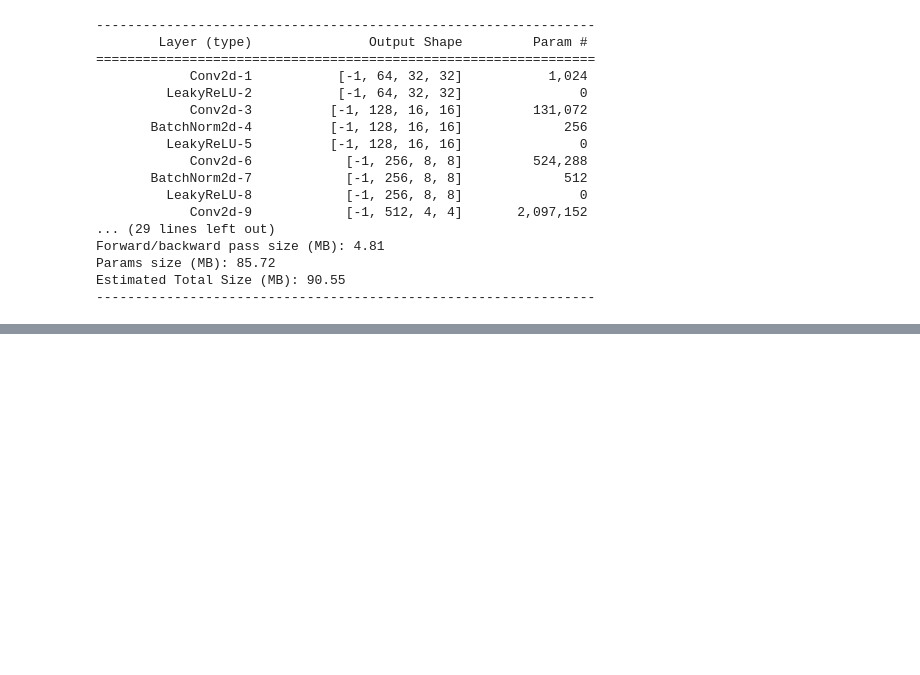
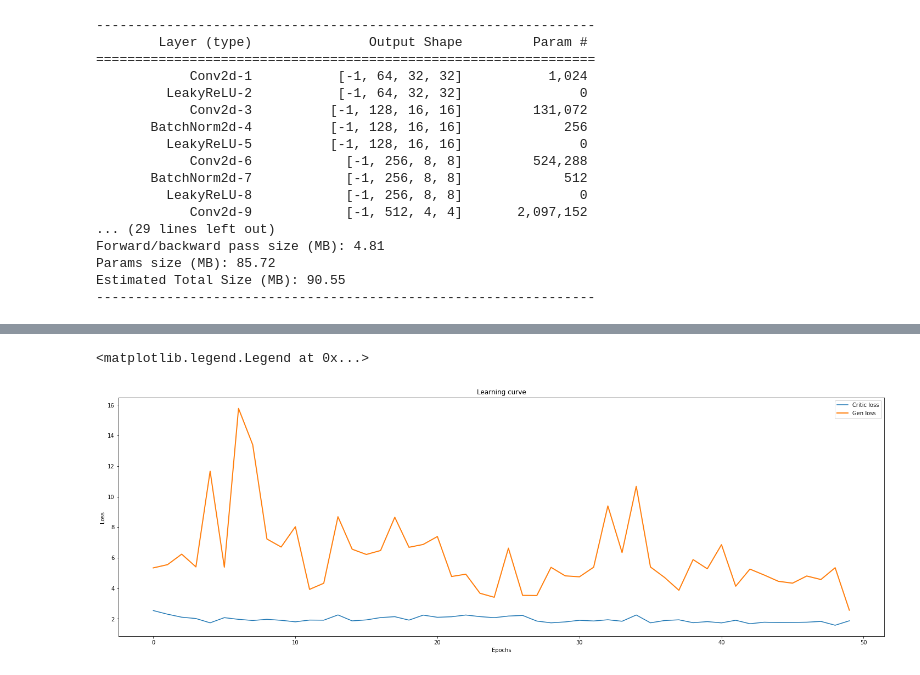
Before and after one commit to viswambhar-yasa/Where_r_Bees, a Jupyter notebook: AMGAN.ipynb, the cells around one changed output, grey strips where cells are left out. Saved outputs shown, nothing was run; the diff lists cells and outputs as text; code cells hidden in the pictures; blank space fills up the shorter version.

```diff
--- a/AMGAN.ipynb
+++ b/AMGAN.ipynb
@@ -150,7 +150,7 @@ class Discrimator(nn.Module):
                         kernel_size=4, stride=1, padding=1, bias=False)
         self.final_conv2=nn.Conv2d(in_channels=self.output_size*16, out_channels=1,
                         kernel_size=4, stride=1, padding=1, bias=False)
-        self.softmax=nn.Softmax()
+        self.softmax=nn.Softmax(dim=1)
         self.sigmoid=nn.Sigmoid()
     def forward(self,x):
       output1 = self.softmax(self.final_conv1(self.Dis(x)))
@@ -355,0 +356,13 @@ Epoch:  49    Discrimator Loss:  2.0065951347351074   Generator Loss:  3.0972268
+# %%
+import numpy as np
+import matplotlib.pyplot as plt
+plt.figure(figsize=(25,8))
+plt.plot(np.array(dloss),label='Critic loss')
+plt.plot(np.array(gloss),label='Gen loss',linewidth=2)
+plt.xlabel('Epochs')
+plt.ylabel('Loss')
+plt.title('Learning curve')
+plt.legend()
+# %% [output]
+<matplotlib.legend.Legend at 0x...>
+[figure, added]
```
Also changed, not shown: parts of 1 cell of this notebook.
